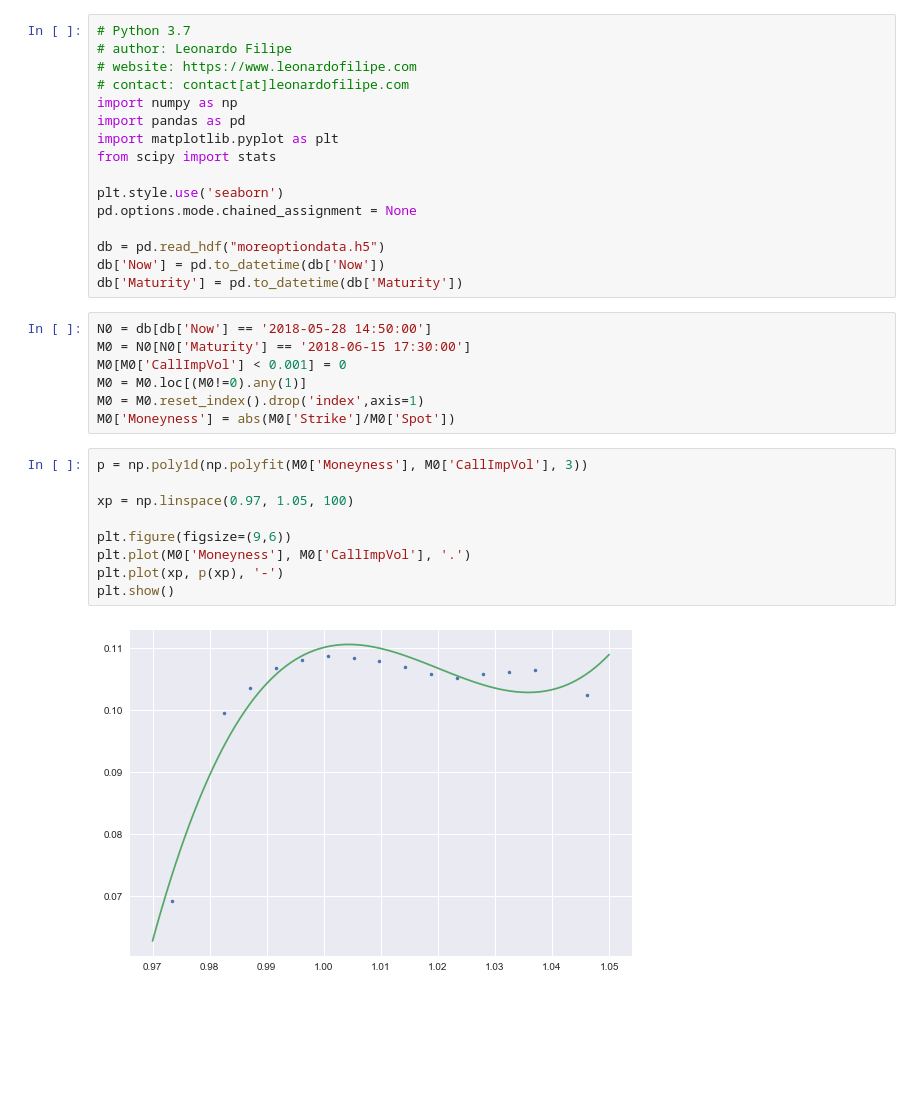
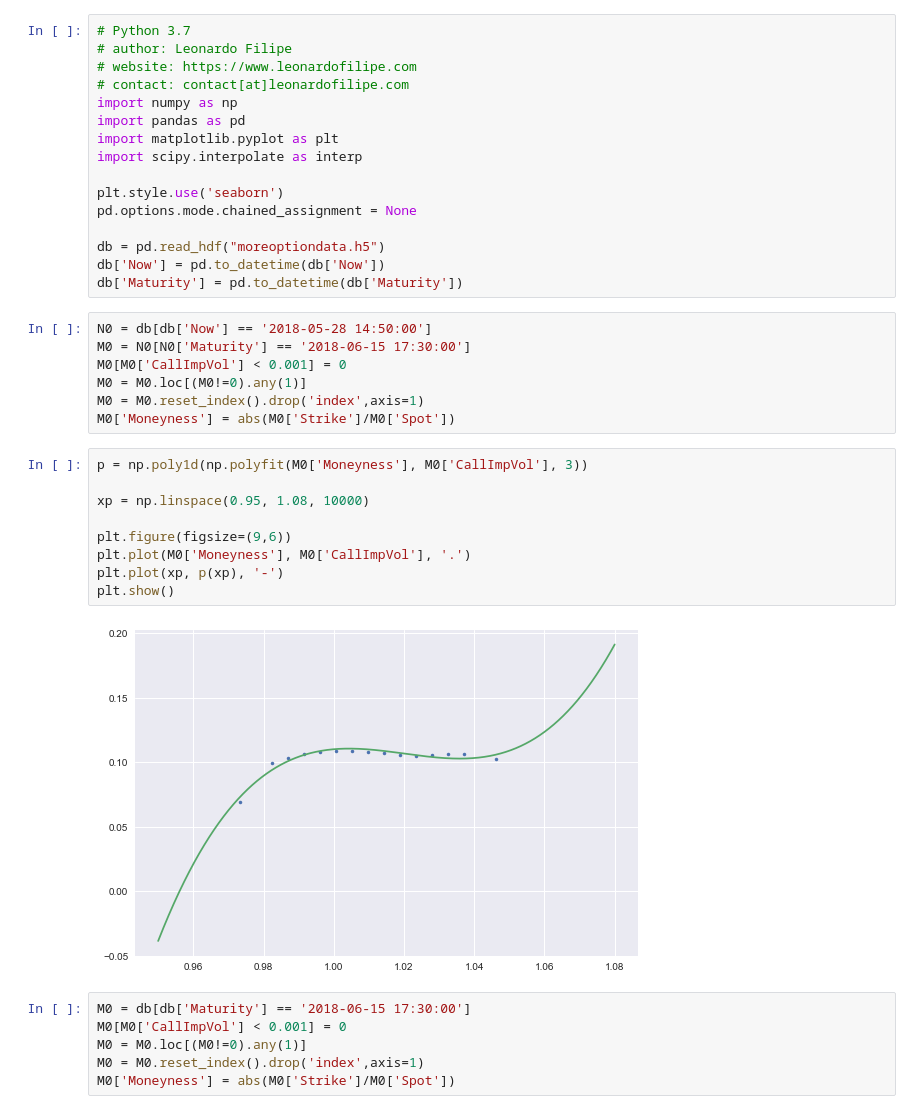
Before and after one commit to LongOnly/Implied-Volatility-Modelling, a Jupyter notebook: Implied Volatility Modelling.ipynb, the cells around one changed output. Drawn from its saved outputs; the diff is of its cells as text; blank space fills up the shorter version.

```diff
--- a/Implied Volatility Modelling.ipynb
+++ b/Implied Volatility Modelling.ipynb
@@ -6,7 +6,7 @@
 import numpy as np
 import pandas as pd
 import matplotlib.pyplot as plt
-from scipy import stats
+import scipy.interpolate as interp
 
 plt.style.use('seaborn')
 pd.options.mode.chained_assignment = None
@@ -24,11 +24,17 @@ M0['Moneyness'] = abs(M0['Strike']/M0['Spot'])
 # %%
 p = np.poly1d(np.polyfit(M0['Moneyness'], M0['CallImpVol'], 3))
 
-xp = np.linspace(0.97, 1.05, 100)
+xp = np.linspace(0.95, 1.08, 10000)
 
 plt.figure(figsize=(9,6))
 plt.plot(M0['Moneyness'], M0['CallImpVol'], '.')
 plt.plot(xp, p(xp), '-')
 plt.show()
 # %% [output]
-[figure, old version]
+[figure, new version]
+# %%
+M0 = db[db['Maturity'] == '2018-06-15 17:30:00']
+M0[M0['CallImpVol'] < 0.001] = 0
+M0 = M0.loc[(M0!=0).any(1)]
+M0 = M0.reset_index().drop('index',axis=1)
+M0['Moneyness'] = abs(M0['Strike']/M0['Spot'])
```
Also changed, not shown: parts of 3 cells of this notebook.
